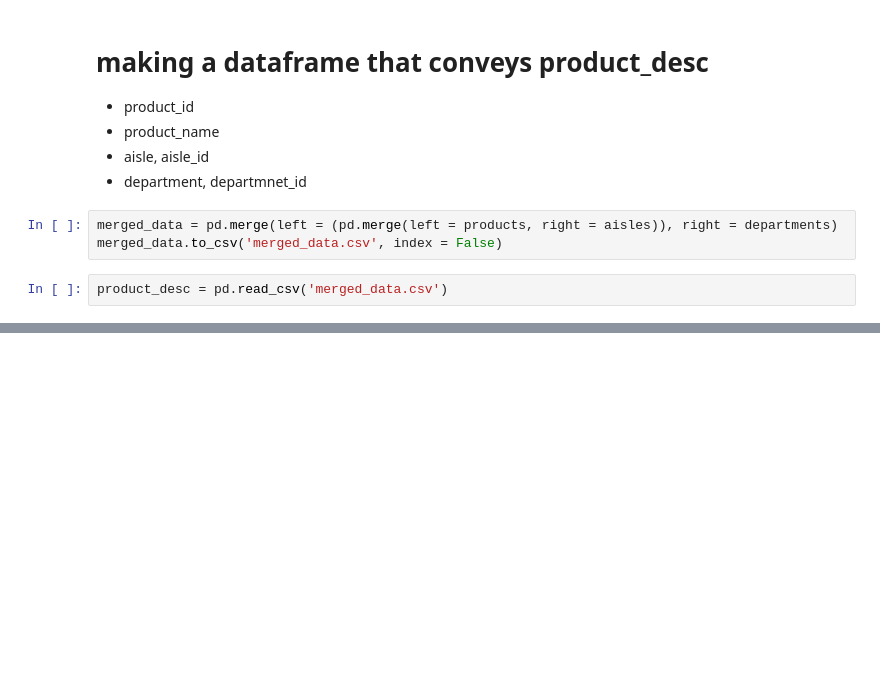
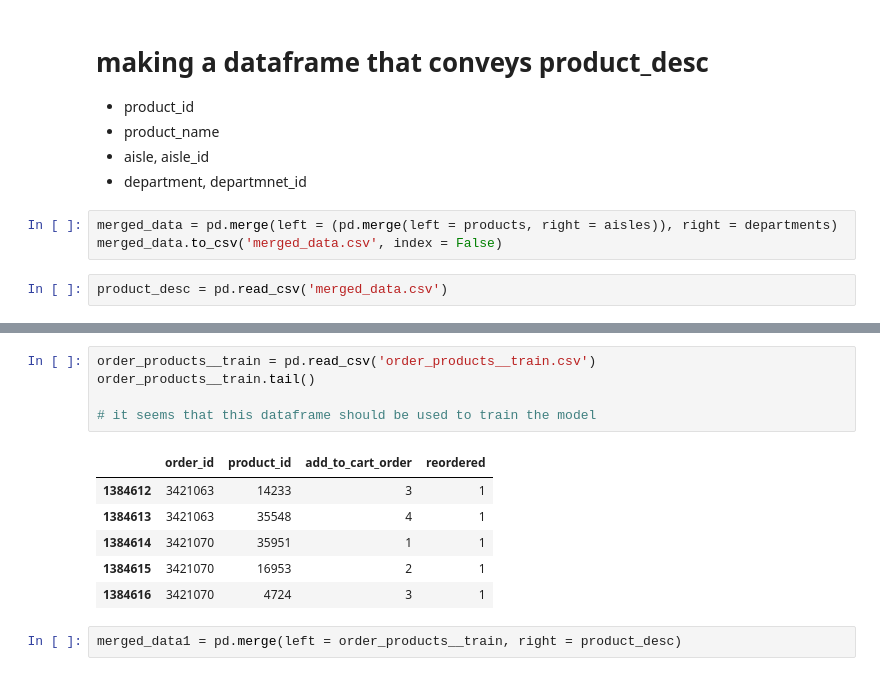
Before and after one commit to rokmarine1101/Instacart_project, a Jupyter notebook: 2017.11.29 Data approaching, combining & explanation.ipynb, the cells around one changed output, grey strips where cells are left out. Drawn from its saved outputs; the diff is of its cells as text; blank space fills up the shorter version.

```diff
--- a/2017.11.29 Data approaching, combining & explanation.ipynb
+++ b/2017.11.29 Data approaching, combining & explanation.ipynb
@@ -106,0 +107,14 @@ product_desc
+# %%
+order_products__train = pd.read_csv('order_products__train.csv')
+order_products__train.tail()
+
+# it seems that this dataframe should be used to train the model
+# %% [output]
+|  | order_id | product_id | add_to_cart_order | reordered |
+| 1384612 | 3421063 | 14233 | 3 | 1 |
+| 1384613 | 3421063 | 35548 | 4 | 1 |
+| 1384614 | 3421070 | 35951 | 1 | 1 |
+| 1384615 | 3421070 | 16953 | 2 | 1 |
+| 1384616 | 3421070 | 4724 | 3 | 1 |
+# %%
+merged_data1 = pd.merge(left = order_products__train, right = product_desc)
```
Also changed, not shown: parts of 6 cells of this notebook.
